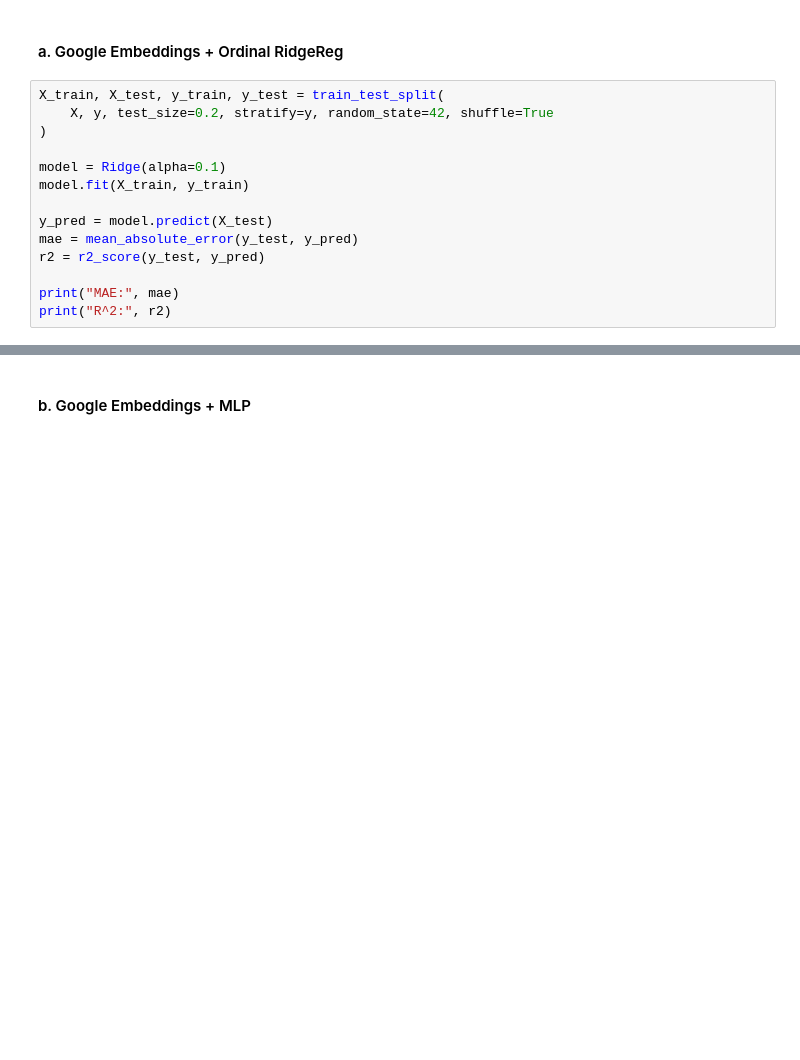
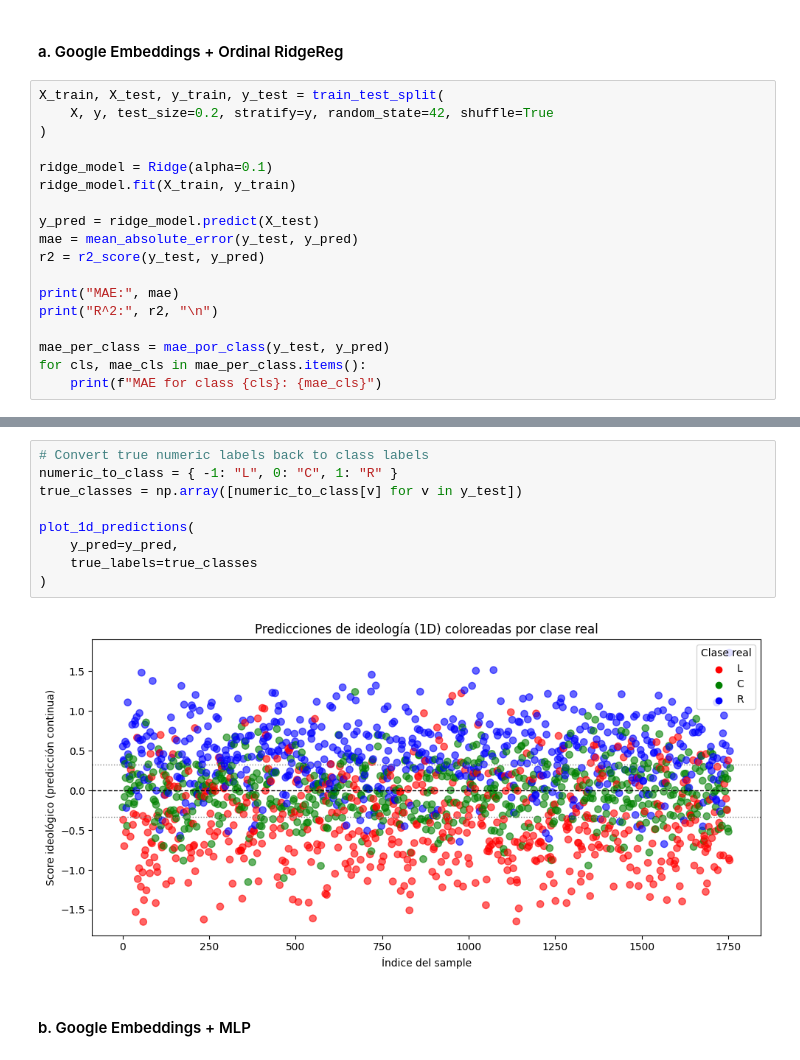
Before and after one commit to Larraguibel/inclinacion_politica, a Jupyter notebook: notebooks/regression.ipynb, the cells around one changed output, grey strips where cells are left out. Saved outputs shown, nothing was run; the diff lists cells and outputs as text; blank space fills up the shorter version.

```diff
--- a/notebooks/regression.ipynb
+++ b/notebooks/regression.ipynb
@@ -42,15 +45,19 @@ X_train, X_test, y_train, y_test = train_test_split(
     X, y, test_size=0.2, stratify=y, random_state=42, shuffle=True
 )
 
-model = Ridge(alpha=0.1)
-model.fit(X_train, y_train)
+ridge_model = Ridge(alpha=0.1)
+ridge_model.fit(X_train, y_train)
 
-y_pred = model.predict(X_test)
+y_pred = ridge_model.predict(X_test)
 mae = mean_absolute_error(y_test, y_pred)
 r2 = r2_score(y_test, y_pred)
 
 print("MAE:", mae)
-print("R^2:", r2)
+print("R^2:", r2, "\n")
+
+mae_per_class = mae_por_class(y_test, y_pred)
+for cls, mae_cls in mae_per_class.items():
+    print(f"MAE for class {cls}: {mae_cls}")
 # %% [output]
 MAE: 0.5029268787785369
 R^2: 0.38108744135824457
@@ -93,3 +68,14 @@ plt.show()
+# %%
+# Convert true numeric labels back to class labels
+numeric_to_class = { -1: "L", 0: "C", 1: "R" }
+true_classes = np.array([numeric_to_class[v] for v in y_test])
+
+plot_1d_predictions(
+    y_pred=y_pred,
+    true_labels=true_classes
+)
+# %% [output]
+[figure, added]
 # %% [markdown]
 #### b. Google Embeddings + MLP
 # %%
```
Also changed, not shown: parts of 29 cells of this notebook.
